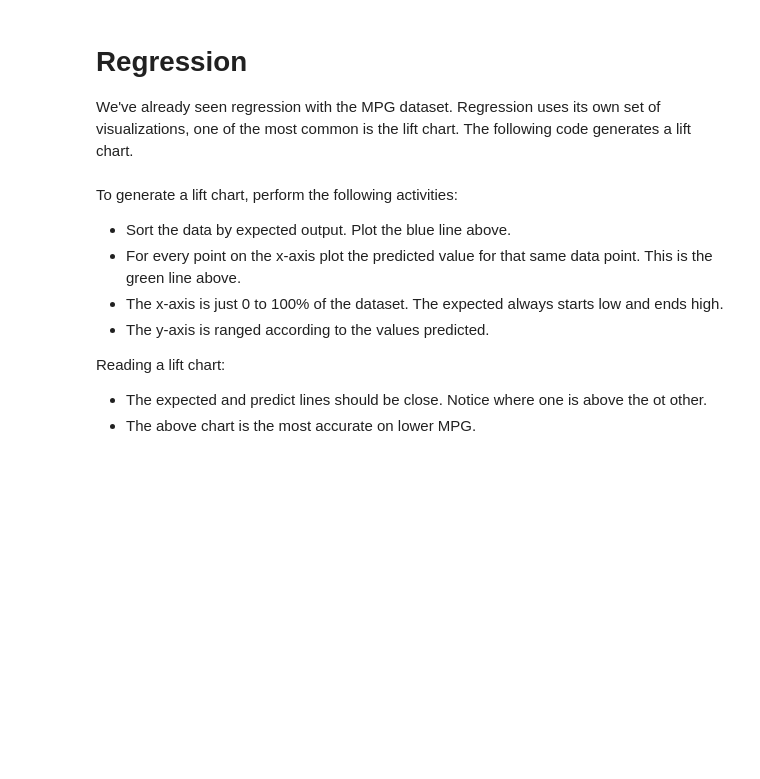
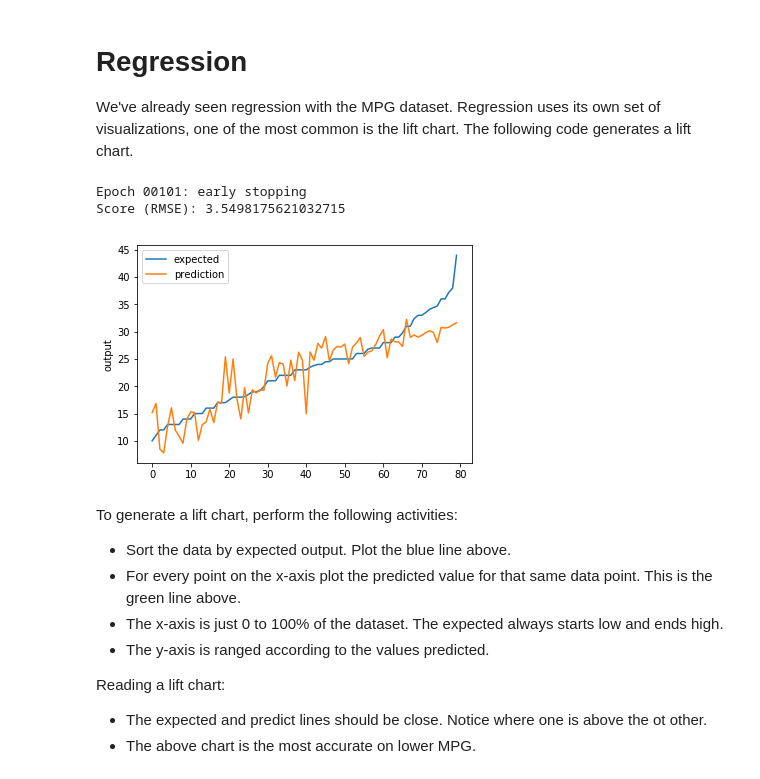
Before and after one commit to jeffheaton/t81_558_deep_learning, a Jupyter notebook: t81_558_class4_class_reg.ipynb, the cells around one changed output. Drawn from its saved outputs; the diff is of its cells as text; code cells hidden in the pictures; blank space fills up the shorter version.

```diff
--- a/t81_558_class4_class_reg.ipynb
+++ b/t81_558_class4_class_reg.ipynb
@@ -407,35 +423,42 @@ df = pd.read_csv(filename_read,na_values=['NA','?'])
 # create feature vector
 missing_median(df, 'horsepower')
 encode_text_dummy(df, 'origin')
 df.drop('name',1,inplace=True)
 if preprocess:
     encode_numeric_zscore(df, 'horsepower')
     encode_numeric_zscore(df, 'weight')
     encode_numeric_zscore(df, 'cylinders')
     encode_numeric_zscore(df, 'displacement')
     encode_numeric_zscore(df, 'acceleration')
 
 # Encode to a 2D matrix for training
 x,y = to_xy(df,'mpg')
 
 # Split into train/test
 x_train, x_test, y_train, y_test = train_test_split(
     x, y, test_size=0.20, random_state=42)
 
 model = Sequential()
-model.add(Dense(1, input_dim=x.shape[1], activation='relu'))
+model.add(Dense(20, input_dim=x.shape[1], activation='relu'))
+model.add(Dense(5, activation='relu'))
 model.add(Dense(1))
 model.compile(loss='mean_squared_error', optimizer='adam')
 monitor = EarlyStopping(monitor='val_loss', min_delta=1e-3, patience=5, verbose=1, mode='auto')
-model.fit(x,y,validation_data=(x_test,y_test),callbacks=[monitor],verbose=0,epochs=1000)
+checkpointer = ModelCheckpoint(filepath="best_weights.hdf5", verbose=0, save_best_only=True) # save best model
+model.fit(x,y,validation_data=(x_test,y_test),callbacks=[monitor,checkpointer],verbose=0,epochs=1000)
+model.load_weights('best_weights.hdf5') # load weights from best model
 
 # Predict and measure RMSE
 pred = model.predict(x_test)
 score = np.sqrt(metrics.mean_squared_error(pred,y_test))
 print("Score (RMSE): {}".format(score))
 
 # Plot the chart
 chart_regression(pred.flatten(),y_test)
+# %% [output]
+Epoch 00101: early stopping
+Score (RMSE): 3.5498175621032715
+[figure, added]
 # %% [markdown]
 To generate a lift chart, perform the following activities:
 
```
Also changed, not shown: parts of 6 cells of this notebook, 3 other files.
